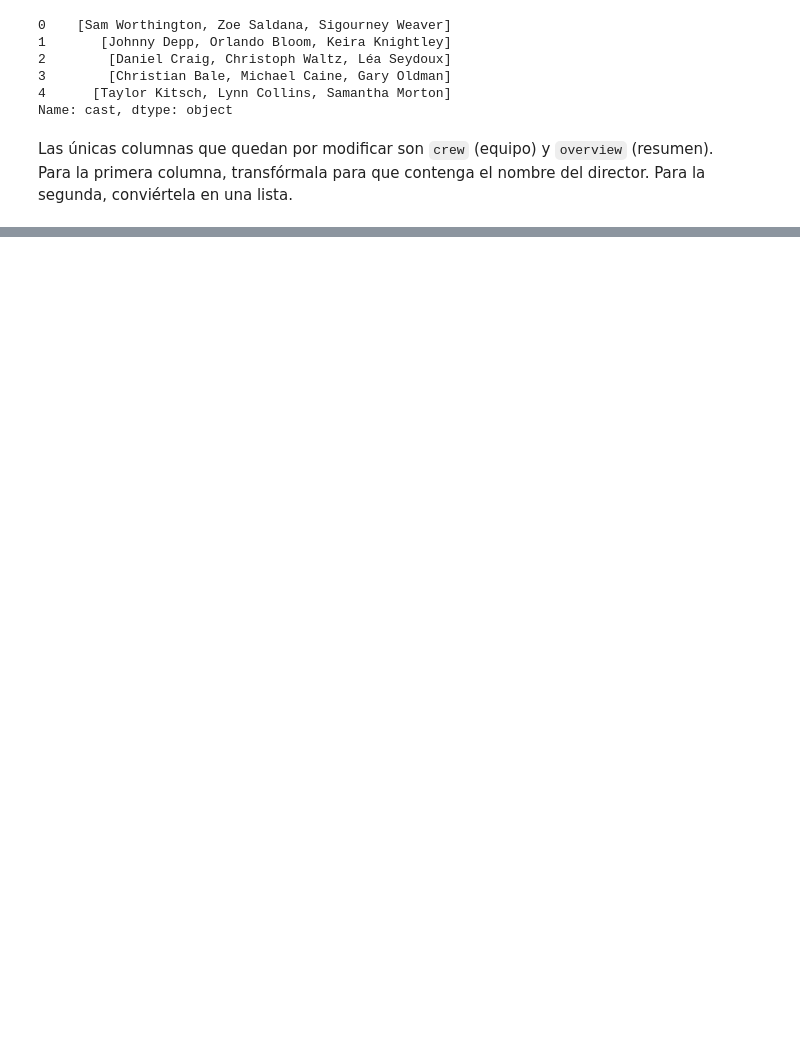
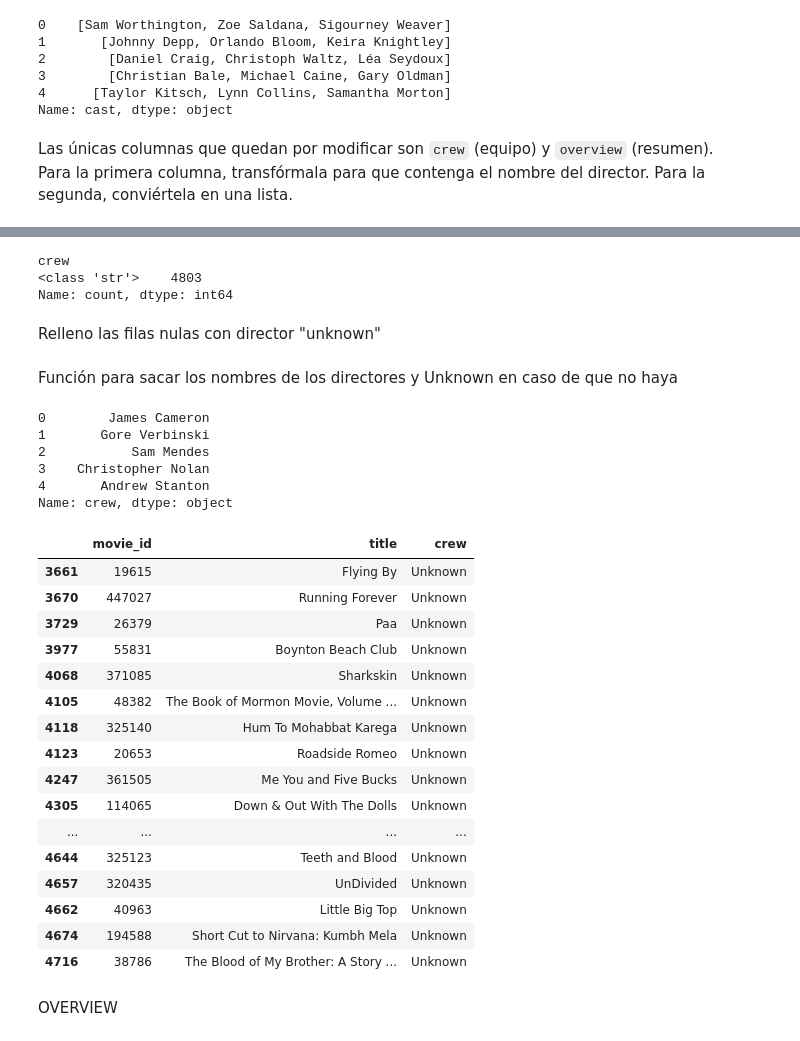
Before and after one commit to 4GeeksAcademy/ML---K-NEAREST-NEIGHBORS, a Jupyter notebook: src/explore.ipynb, the cells around one changed output, grey strips where cells are left out. Saved outputs shown, nothing was run; the diff lists cells and outputs as text; code cells hidden in the pictures; blank space fills up the shorter version.

```diff
--- a/src/explore.ipynb
+++ b/src/explore.ipynb
@@ -276,0 +314,9 @@ df['crew'][2]
+# %%
+# Ver los tipos de datos en la columna crew
+print(df['crew'].apply(type).value_counts())
+# %% [output]
+crew
+<class 'str'>    4803
+Name: count, dtype: int64
+# %% [markdown]
+Relleno las filas nulas con director "unknown"
@@ -276,0 +326,50 @@ df['crew'][2]
+# %% [markdown]
+Función para sacar los nombres de los directores y Unknown en caso de que no haya
+# %%
+def get_director_or_unknown(obj):
+    """
+    Extrae el nombre del director de la columna crew.
+    Si no hay director o la fila es nula, devuelve 'Unknown'.
+    """
+    if pd.isnull(obj):  # Si el valor es nulo
+        return "Unknown"
+    for i in ast.literal_eval(obj):
+        if i["job"] == "Director":
+            return i["name"]  # Devuelve el nombre del director
+    return "Unknown"  # Si no encuentra un director
+
+df["crew"] = df["crew"].apply(get_director_or_unknown)
+df['crew'].head()
+# %% [output]
+0        James Cameron
+1       Gore Verbinski
+2           Sam Mendes
+3    Christopher Nolan
+4       Andrew Stanton
+Name: crew, dtype: object
+# %%
+# Crear un DataFrame con las filas donde 'crew' es 'Unknown' para chequearlo
+unknown_crew_df = df[df['crew'] == 'Unknown'][['movie_id', 'title', 'crew']]
+
+# Mostrar las primeras filas de ese DataFrame
+unknown_crew_df
+# %% [output]
+|  | movie_id | title | crew |
+| 3661 | 19615 | Flying By | Unknown |
+| 3670 | 447027 | Running Forever | Unknown |
+| 3729 | 26379 | Paa | Unknown |
+| 3977 | 55831 | Boynton Beach Club | Unknown |
+| 4068 | 371085 | Sharkskin | Unknown |
+| 4105 | 48382 | The Book of Mormon Movie, Volume ... | Unknown |
+| 4118 | 325140 | Hum To Mohabbat Karega | Unknown |
+| 4123 | 20653 | Roadside Romeo | Unknown |
+| 4247 | 361505 | Me You and Five Bucks | Unknown |
+| 4305 | 114065 | Down & Out With The Dolls | Unknown |
+| ... | ... | ... | ... |
+| 4644 | 325123 | Teeth and Blood | Unknown |
+| 4657 | 320435 | UnDivided | Unknown |
+| 4662 | 40963 | Little Big Top | Unknown |
+| 4674 | 194588 | Short Cut to Nirvana: Kumbh Mela | Unknown |
+| 4716 | 38786 | The Blood of My Brother: A Story ... | Unknown |
+# %% [markdown]
+OVERVIEW
```
Also changed, not shown: parts of 15 cells of this notebook.
